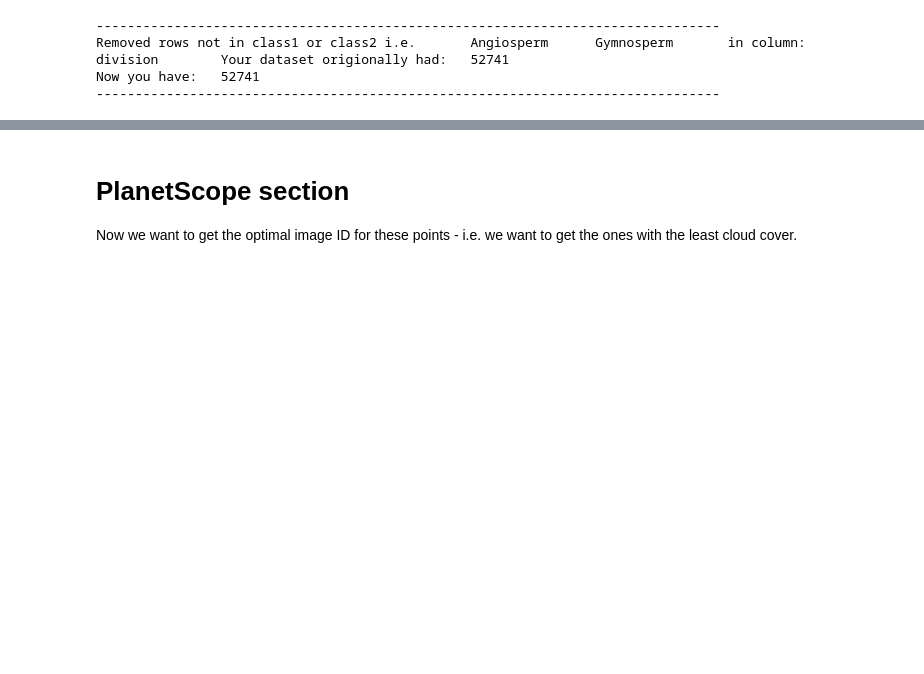
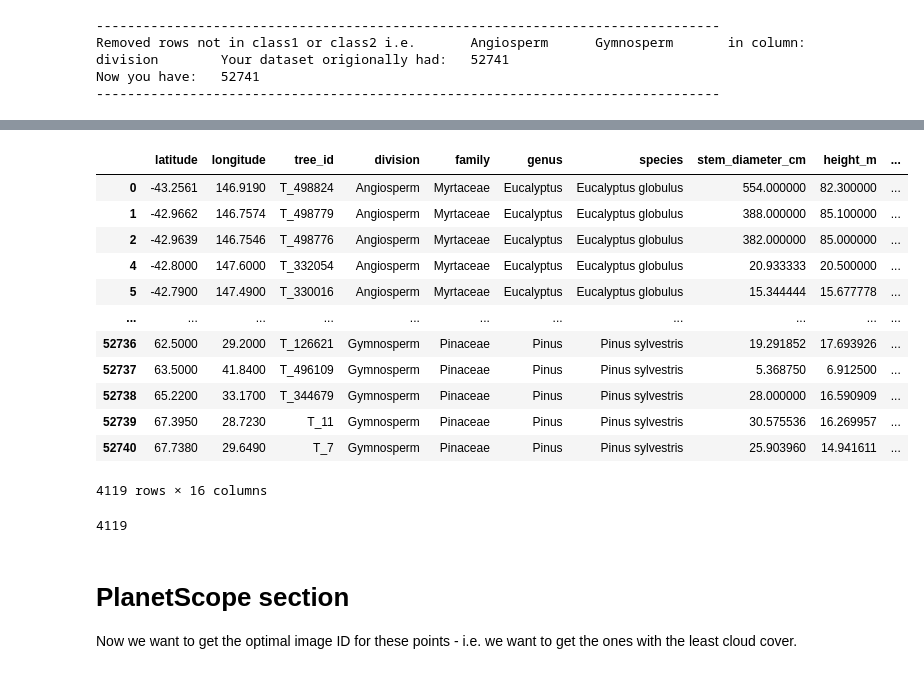
Before and after one commit to ArianeMora/remseno, a Jupyter notebook: notebooks/DataProcessing.ipynb, the cells around one changed output, grey strips where cells are left out. Saved outputs shown, nothing was run; the diff lists cells and outputs as text; code cells hidden in the pictures; blank space fills up the shorter version.

```diff
--- a/notebooks/DataProcessing.ipynb
+++ b/notebooks/DataProcessing.ipynb
@@ -215,6 +235,6 @@ To enable the following instructions: AVX2 FMA, in other operations, rebuild Ten
 # %%
 c = Coords('../data/sat_public_tallo_mean.csv', x_col='longitude', y_col='latitude', label_col='division',
-                   id_col='tree_id', sep=',', class1='Angiosperm', class2='Gymnosperm')
+                   id_col='tree_id', sep=',', class1='Angiosperm', class2='Gymnosperm', crs='EPSG:4326')
 # %% [output]
 --------------------------------------------------------------------------------
 Removed rows not in class1 or class2 i.e.       Angiosperm      Gymnosperm       in column:     division        Your dataset origionally had:   52741
@@ -224,7 +244,6 @@ Now you have:   52741
 df = c.df
 ys = df['latitude']
 bbs = []
-meters = 100
+meters = 90
 for i, x in enumerate(df['longitude'].values):
-    bbs.append(c.build_polygon_from_centre_point(x, ys[i], meters, meters))
-df['polygon_100m'] = bbs
+    bbs.append(c.build_polygon_from_centre_point(x, ys[i], meters, meters, crs='EPSG:4326'))
@@ -237,0 +250,16 @@ for bs in bbs:
+# %%
+polygons = []
+x0, x1, y0, y1 = [], [], [], []
+for bs in bbs:
+    cs = []
+    for b in bs:
+        cs.append([b[0], b[1]])
+    polygons.append(cs)
+    x0.append(min([x[1] for x in cs]))
+    x1.append(max([x[1] for x in cs]))
+    y0.append(min([x[0] for x in cs]))
+    y1.append(max([x[0] for x in cs]))
+df['x0'] = x0
+df['x1'] = x1
+df['y0'] = y0
+df['y1'] = y1
@@ -237,0 +268,5 @@ for bs in bbs:
+# %%
+df_dd = df.drop_duplicates('x0')
+df_dd = df_dd.drop_duplicates('x1')
+df_dd = df_dd.drop_duplicates('y0')
+df_dd = df_dd.drop_duplicates('y1')
@@ -237,0 +297,24 @@ for bs in bbs:
+# %%
+df = df_dd
+
+ys = df['latitude'].values
+bbs = []
+meters = 90
+for i, x in enumerate(df['longitude'].values):
+    bbs.append(c.build_polygon_from_centre_point(x, ys[i], meters, meters, crs='EPSG:4326'))
+df['polygon_90m'] = bbs
+df
+# %% [output]
+|  | latitude | longitude | tree_id | division | family | genus | species | stem_diameter_cm | height_m | ... |
+| 0 | -43.2561 | 146.9190 | T_498824 | Angiosperm | Myrtaceae | Eucalyptus | Eucalyptus globulus | 554.000000 | 82.300000 | ... |
+| 1 | -42.9662 | 146.7574 | T_498779 | Angiosperm | Myrtaceae | Eucalyptus | Eucalyptus globulus | 388.000000 | 85.100000 | ... |
+| 2 | -42.9639 | 146.7546 | T_498776 | Angiosperm | Myrtaceae | Eucalyptus | Eucalyptus globulus | 382.000000 | 85.000000 | ... |
+| 4 | -42.8000 | 147.6000 | T_332054 | Angiosperm | Myrtaceae | Eucalyptus | Eucalyptus globulus | 20.933333 | 20.500000 | ... |
+| 5 | -42.7900 | 147.4900 | T_330016 | Angiosperm | Myrtaceae | Eucalyptus | Eucalyptus globulus | 15.344444 | 15.677778 | ... |
+| ... | ... | ... | ... | ... | ... | ... | ... | ... | ... | ... |
+| 52736 | 62.5000 | 29.2000 | T_126621 | Gymnosperm | Pinaceae | Pinus | Pinus sylvestris | 19.291852 | 17.693926 | ... |
+| 52737 | 63.5000 | 41.8400 | T_496109 | Gymnosperm | Pinaceae | Pinus | Pinus sylvestris | 5.368750 | 6.912500 | ... |
+| 52738 | 65.2200 | 33.1700 | T_344679 | Gymnosperm | Pinaceae | Pinus | Pinus sylvestris | 28.000000 | 16.590909 | ... |
+| 52739 | 67.3950 | 28.7230 | T_11 | Gymnosperm | Pinaceae | Pinus | Pinus sylvestris | 30.575536 | 16.269957 | ... |
+| 52740 | 67.7380 | 29.6490 | T_7 | Gymnosperm | Pinaceae | Pinus | Pinus sylvestris | 25.903960 | 14.941611 | ... |
+4119 rows × 16 columns
@@ -238,3 +337,7 @@ for bs in bbs:
+# %%
+len(polygons)
+# %% [output]
+4119
 # %% [markdown]
 # PlanetScope section
 
```
Also changed, not shown: parts of 18 cells of this notebook, 4 other files.
